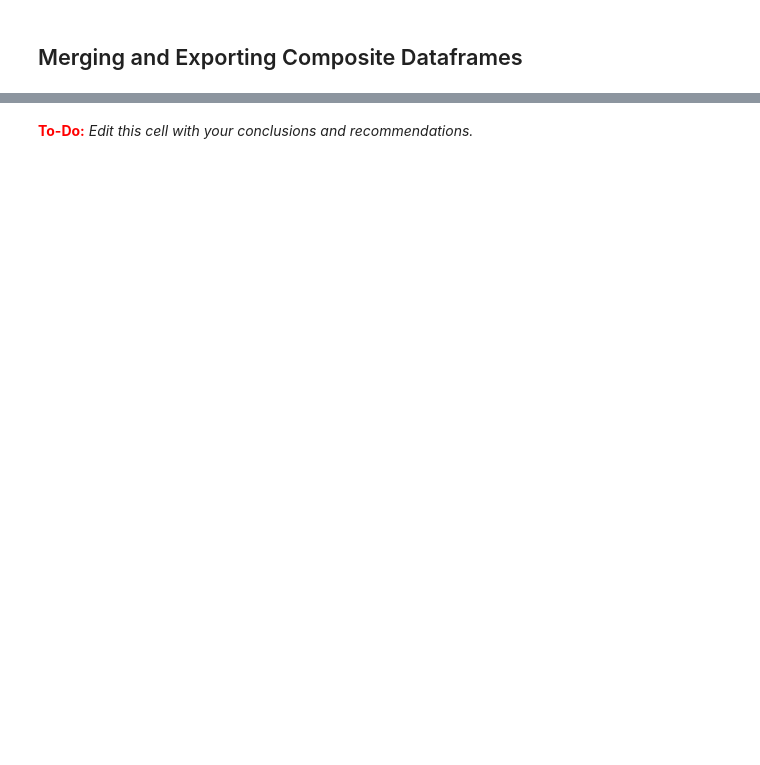
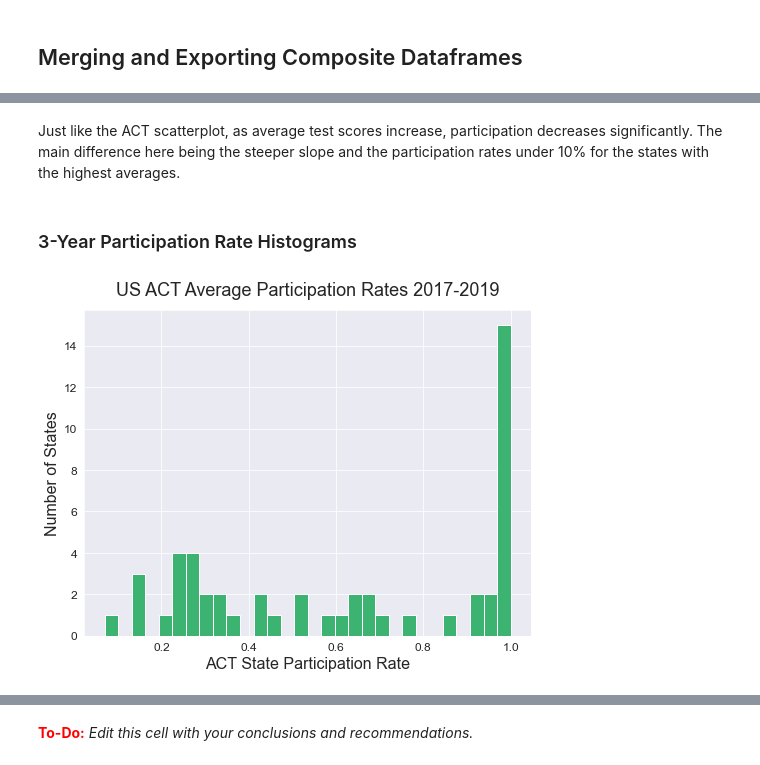
Before and after one commit to rileydr/SAT-ACT-Tests-Analysis, a Jupyter notebook: code/Project1_RRobertson_v1.ipynb, the cells around one changed output, grey strips where cells are left out. Cells and saved outputs as stored; diff of their text form; code cells hidden in the pictures; blank space fills up the shorter version.

```diff
--- a/code/Project1_RRobertson_v1.ipynb
+++ b/code/Project1_RRobertson_v1.ipynb
@@ -719,0 +682,17 @@ Based on your exploration of the data, what are you key takeaways and recommenda
+# %% [markdown]
+Just like the ACT scatterplot, as average test scores increase, participation decreases significantly. The main difference here being the steeper slope and the participation rates under 10% for the states with the highest averages.
+# %% [markdown]
+### 3-Year Participation Rate Histograms
+# %%
+plt.figure(figsize = (8,6))
+
+plt.hist(df_core['act_avg_part'], bins = 30, color = "mediumseagreen")
+plt.title('US ACT Average Participation Rates 2017-2019', size = '18', pad = '14')
+
+plt.xlabel('ACT State Participation Rate', size = 16)
+plt.xticks(size = 12)
+
+plt.ylabel('Number of States', size = 16)
+plt.yticks(size = 12);
+# %% [output]
+[figure, added]
```
Also changed, not shown: parts of 158 cells of this notebook, 29 other files.
